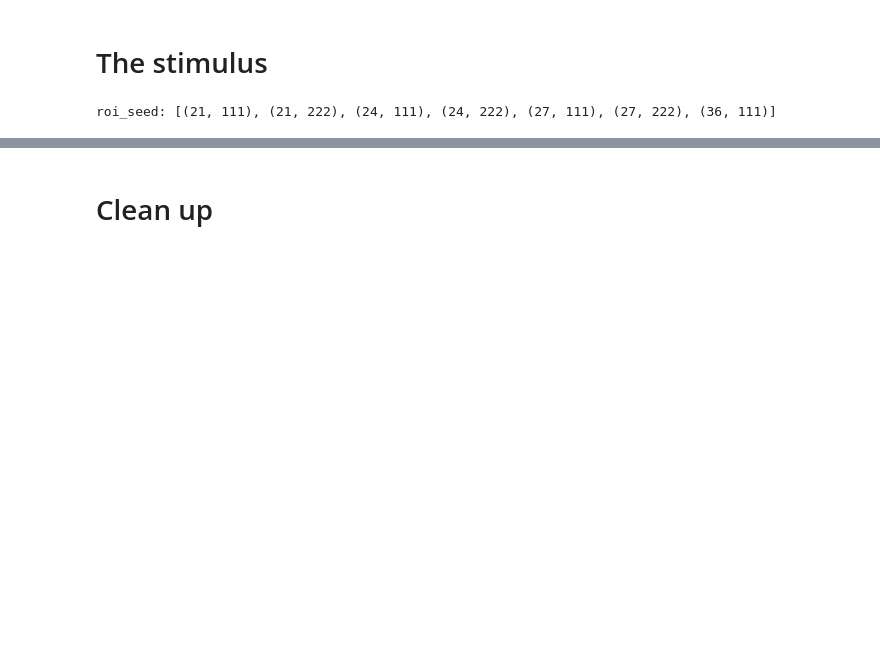
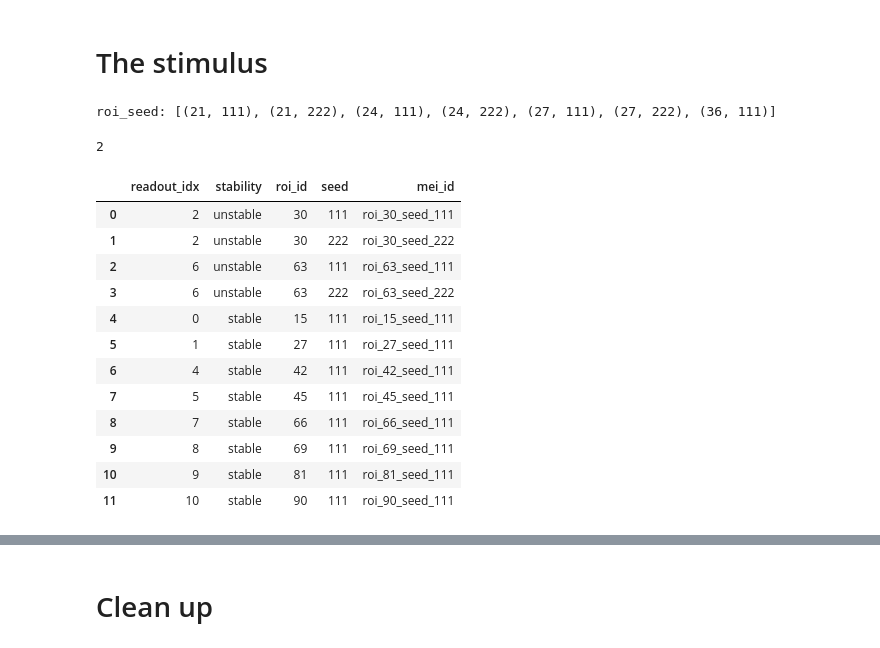
Before and after one commit to SamuelSuhai/model_in_the_loop, a Jupyter notebook: notebooks/gui/online_analysis_visualization.ipynb, the cells around one changed output, grey strips where cells are left out. Saved outputs shown, nothing was run; the diff lists cells and outputs as text; code cells hidden in the pictures; blank space fills up the shorter version.

```diff
--- a/notebooks/gui/online_analysis_visualization.ipynb
+++ b/notebooks/gui/online_analysis_visualization.ipynb
@@ -127,6 +127,7 @@ sta_wrapper = STAWrapper(
 random_seed_mei_wrapper = RandomSeedMEIWrapper(
     dj_table_holder=dj_table_holder,
     model_configs=cfg.model_configs, # type: ignore
+    mei_generation_params=cfg.openretina.mei_generation, # type: ignore
     seeds=[111,222]
 )
 # %% [markdown]
@@ -383,3 +450,23 @@ roi_seed = list(zip(roi_ids[:7],seeds[:7]))
 print(f"roi_seed: {roi_seed}")
 # %% [output]
 roi_seed: [(21, 111), (21, 222), (24, 111), (24, 222), (27, 111), (27, 222), (36, 111)]
+# %%
+roi_id2mei_id,roi_id2mei_info = random_seed_mei_wrapper.select_subset_of_meis_for_each_roi()
+# %% [output]
+2
+# %%
+random_seed_mei_wrapper.mei_data_container[["readout_idx","stability","roi_id","seed","mei_id"]]
+# %% [output]
+|  | readout_idx | stability | roi_id | seed | mei_id |
+| 0 | 2 | unstable | 30 | 111 | roi_30_seed_111 |
+| 1 | 2 | unstable | 30 | 222 | roi_30_seed_222 |
+| 2 | 6 | unstable | 63 | 111 | roi_63_seed_111 |
+| 3 | 6 | unstable | 63 | 222 | roi_63_seed_222 |
+| 4 | 0 | stable | 15 | 111 | roi_15_seed_111 |
+| 5 | 1 | stable | 27 | 111 | roi_27_seed_111 |
+| 6 | 4 | stable | 42 | 111 | roi_42_seed_111 |
+| 7 | 5 | stable | 45 | 111 | roi_45_seed_111 |
+| 8 | 7 | stable | 66 | 111 | roi_66_seed_111 |
+| 9 | 8 | stable | 69 | 111 | roi_69_seed_111 |
+| 10 | 9 | stable | 81 | 111 | roi_81_seed_111 |
+| 11 | 10 | stable | 90 | 111 | roi_90_seed_111 |
```
Also changed, not shown: parts of 21 cells of this notebook, 8 other files.
